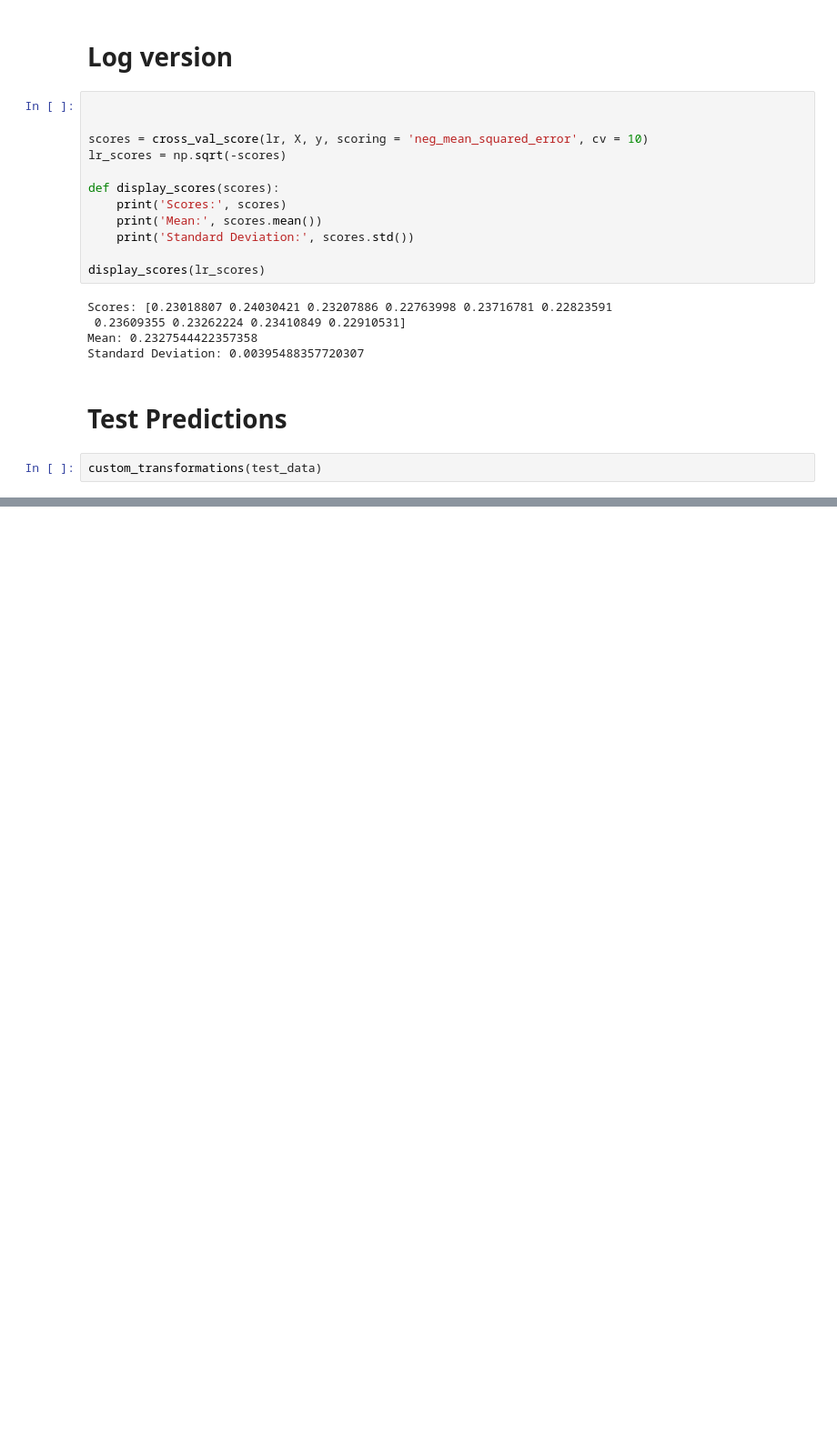
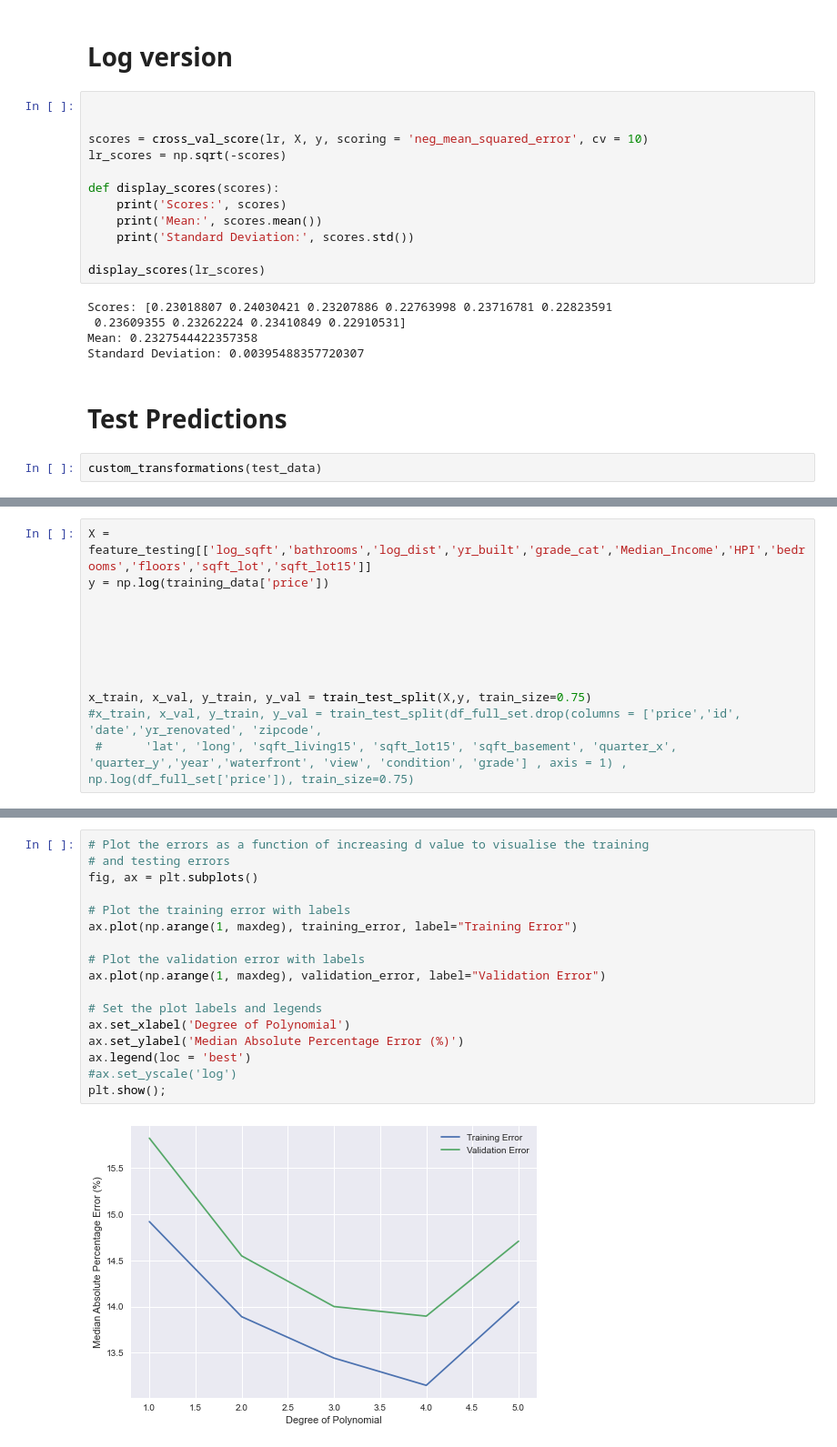
Before and after one commit to LindstromKyle/DSC-Flatiron-Project-2, a Jupyter notebook: Kyle_EDA-Copy1.ipynb, the cells around one changed output, grey strips where cells are left out. Shown at 91% size. Cells and saved outputs as stored; diff of their text form; blank space fills up the shorter version.

```diff
--- a/Kyle_EDA-Copy1.ipynb
+++ b/Kyle_EDA-Copy1.ipynb
@@ -808,0 +826,12 @@ sns.residplot(x=np.log(feature_testing['dist_from_seattle']), y=np.log(feature_t
+# %%
+X = feature_testing[['log_sqft','bathrooms','log_dist','yr_built','grade_cat','Median_Income','HPI','bedrooms','floors','sqft_lot','sqft_lot15']]
+y = np.log(training_data['price'])
+
+
+
+
+
+
+x_train, x_val, y_train, y_val = train_test_split(X,y, train_size=0.75)
+#x_train, x_val, y_train, y_val = train_test_split(df_full_set.drop(columns = ['price','id', 'date','yr_renovated', 'zipcode',
+ #      'lat', 'long', 'sqft_living15', 'sqft_lot15', 'sqft_basement', 'quarter_x', 'quarter_y','year','waterfront', 'view', 'condition', 'grade'] , axis = 1) , np.log(df_full_set['price']), train_size=0.75)
@@ -808,0 +876,19 @@ sns.residplot(x=np.log(feature_testing['dist_from_seattle']), y=np.log(feature_t
+# %%
+# Plot the errors as a function of increasing d value to visualise the training
+# and testing errors
+fig, ax = plt.subplots()
+
+# Plot the training error with labels
+ax.plot(np.arange(1, maxdeg), training_error, label="Training Error")
+
+# Plot the validation error with labels
+ax.plot(np.arange(1, maxdeg), validation_error, label="Validation Error")
+
+# Set the plot labels and legends
+ax.set_xlabel('Degree of Polynomial')
+ax.set_ylabel('Median Absolute Percentage Error (%)')
+ax.legend(loc = 'best')
+#ax.set_yscale('log')
+plt.show();
+# %% [output]
+[figure, added]
```
Also changed, not shown: parts of 30 cells of this notebook.
